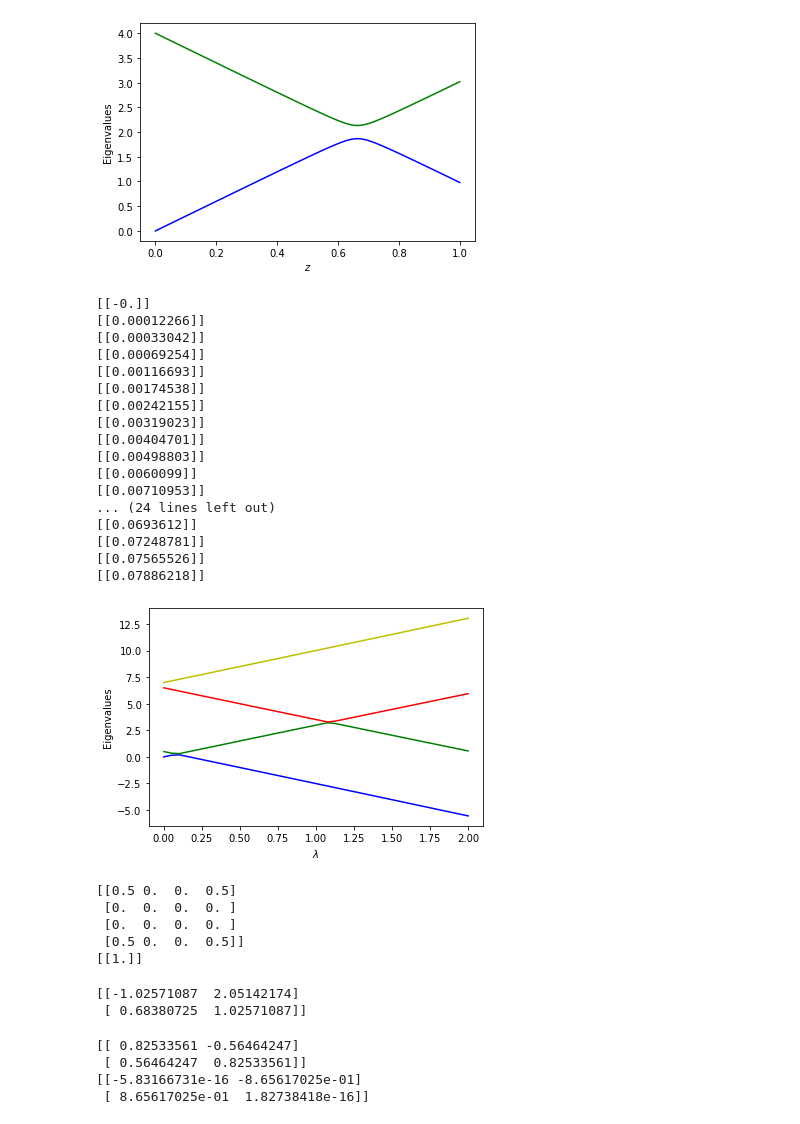
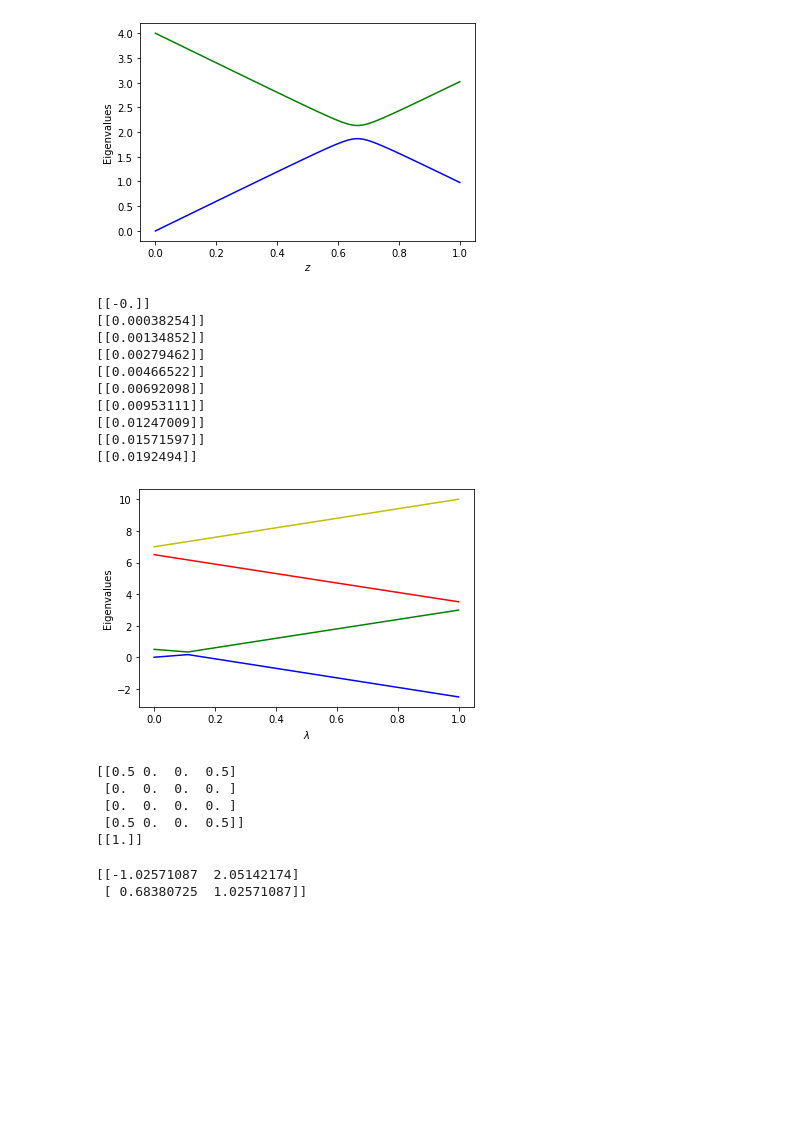
Before and after one commit to ManyBodyPhysics/QuantumProject, a Jupyter notebook: doc/src/PaperMaterial/model.ipynb, the cells around one changed output. Saved outputs shown, nothing was run; the diff lists cells and outputs as text; code cells hidden in the pictures; blank space fills up the shorter version.

```diff
--- a/doc/src/PaperMaterial/model.ipynb
+++ b/doc/src/PaperMaterial/model.ipynb
@@ -157,8 +157,8 @@ from scipy.linalg import logm, expm
 dim = 4
 Hamiltonian = np.zeros((dim,dim))
 #number of lambda values
-n = 40
-lmbd = np.linspace(0.0,2.0,n)
+n = 10
+lmbd = np.linspace(0.0,1.0,n)
 X = 0.30
 Xp = 3.0
 # Non-diagonal part as sigma_x tensor product with sigma_x
@@ -179,50 +179,43 @@ for i in range(n):
     # diagonalize and obtain eigenvalues, not necessarily sorted
     EigValues, EigVectors = np.linalg.eig(Hamiltonian)
     # sort eigenvectors and eigenvalues
     permute = EigValues.argsort()
     EigValues = EigValues[permute]
     EigVectors = EigVectors[:,permute]
     DensityMatrix = np.zeros((dim,dim))
     # Set up density matrix
     DensityMatrix = np.outer(EigVectors[:,1],EigVectors[:,1])
     d = np.matrix([[1,0],[0,1]])
     v1 = [1.0,0.0]
     proj1 = np.kron(v1,d)
     x1 = proj1 @ DensityMatrix @ proj1.T
     v2 = [0.0,1.0]
     proj2 = np.kron(v2,d)
     x2 = proj2 @ DensityMatrix @ proj2.T
     total = x1+x2
     print(-np.matrix.trace(total @ log2M(total)))
 
     Eigenvalue[0,i] = EigValues[0]
     Eigenvalue[1,i] = EigValues[1]
     Eigenvalue[2,i] = EigValues[2]
     Eigenvalue[3,i] = EigValues[3]
 plt.plot(lmbd, Eigenvalue[0,:] ,'b-',lmbd, Eigenvalue[1,:],'g-',)
 plt.plot(lmbd, Eigenvalue[2,:] ,'r-',lmbd, Eigenvalue[3,:],'y-',)
 plt.xlabel('$\lambda$')
 plt.ylabel('Eigenvalues')
 plt.show()
 # %% [output]
 [[-0.]]
-[[0.00012266]]
-[[0.00033042]]
-[[0.00069254]]
-[[0.00116693]]
-[[0.00174538]]
-[[0.00242155]]
-[[0.00319023]]
-[[0.00404701]]
-[[0.00498803]]
-[[0.0060099]]
-[[0.00710953]]
-... (24 lines left out)
-[[0.0693612]]
-[[0.07248781]]
-[[0.07565526]]
-[[0.07886218]]
+[[0.00038254]]
+[[0.00134852]]
+[[0.00279462]]
+[[0.00466522]]
+[[0.00692098]]
+[[0.00953111]]
+[[0.01247009]]
+[[0.01571597]]
+[[0.0192494]]
-[figure, old version]
+[figure, new version]
 # %%
 %matplotlib inline
 from  matplotlib import pyplot as plt
@@ -247,32 +240,11 @@ print(-np.matrix.trace(total @ log2M(total)))
  [0.  0.  0.  0. ]
  [0.5 0.  0.  0.5]]
 [[1.]]
-# %%
-from scipy.linalg import logm, expm
-a = np.array([[1.0, 3.0], [1.0, 4.0]])
-b = logm(a)
-print(b)
-# %% [output]
-[[-1.02571087  2.05142174]
- [ 0.68380725  1.02571087]]
-# %%
-import numpy as np
-from scipy.linalg import logm, expm
-
-def log2M(a): # base 2 matrix logarithm
-    return logm(a)/np.log(2.0)
-
-def p2M(a): # base 2 matrix exponent
-    return expm(np.log(2.0)*a)
-
-
-alpha = 0.6
-a = np.array([[np.cos(alpha), -np.sin(alpha)], [np.sin(alpha), np.cos(alpha)]])
-print(a)
-q = log2M(a)
-print(q)
-# %% [output]
-[[ 0.82533561 -0.56464247]
- [ 0.56464247  0.82533561]]
-[[-5.83166731e-16 -8.65617025e-01]
- [ 8.65617025e-01  1.82738418e-16]]
+# %%
+from scipy.linalg import logm, expm
+a = np.array([[1.0, 3.0], [1.0, 4.0]])
+b = logm(a)
+print(b)
+# %% [output]
+[[-1.02571087  2.05142174]
+ [ 0.68380725  1.02571087]]
```
Also changed, not shown: parts of 1 cell of this notebook.
